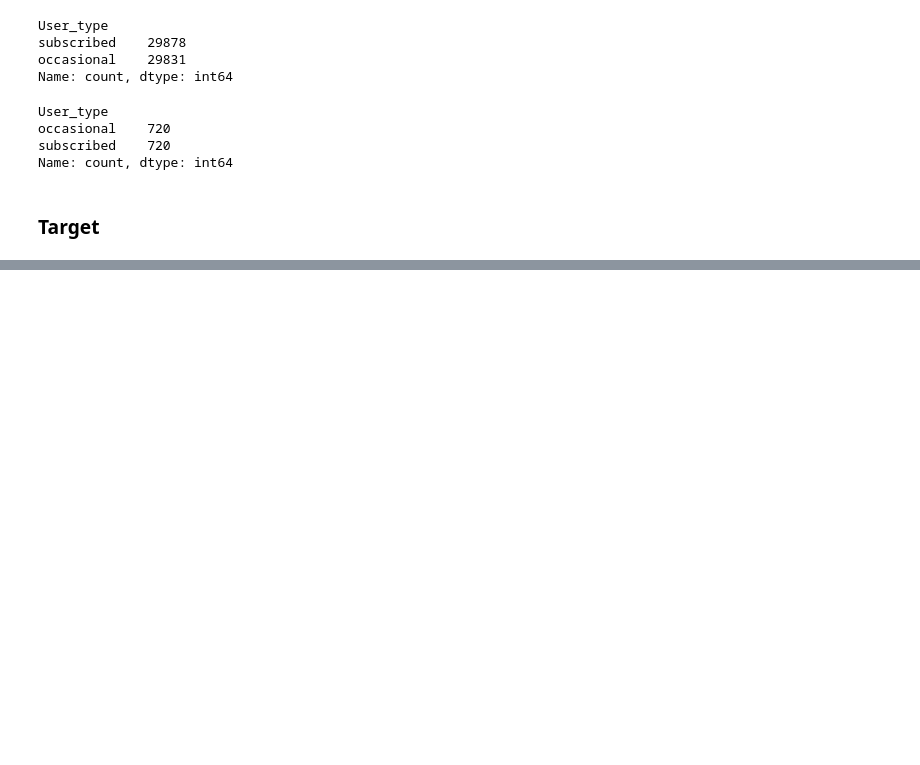
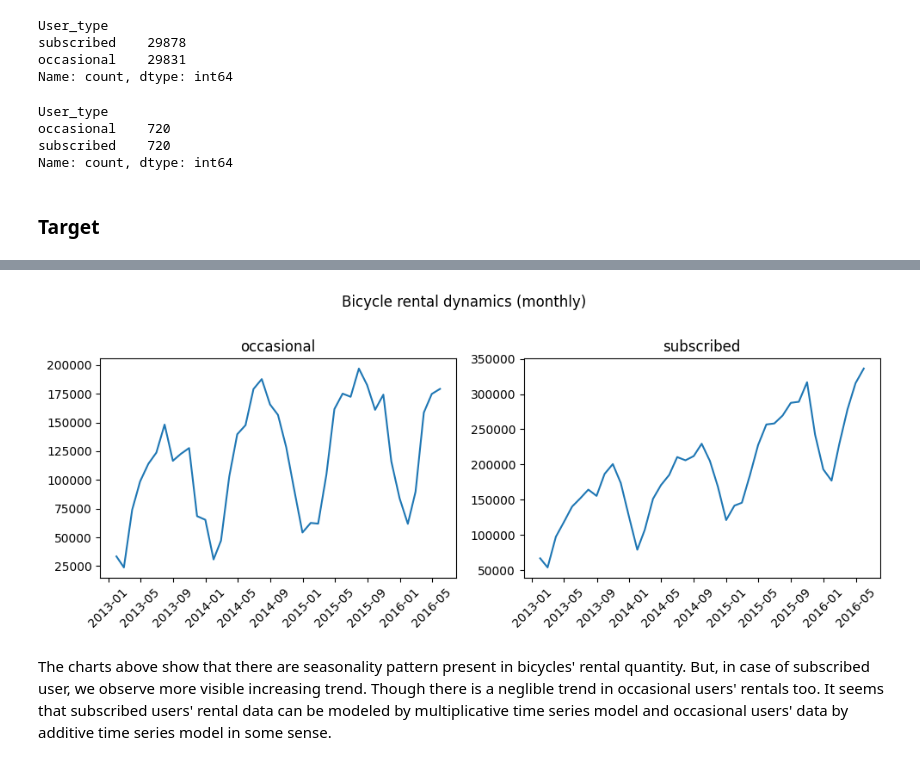
Before and after one commit to VaheC/MH_BicycleDemand_Hackathon, a Jupyter notebook: eda.ipynb, the cells around one changed output, grey strips where cells are left out. Drawn from its saved outputs; the diff is of its cells as text; code cells hidden in the pictures; blank space fills up the shorter version.

```diff
--- a/eda.ipynb
+++ b/eda.ipynb
@@ -204,0 +250,26 @@ Name: count, dtype: int64
+# %%
+plot_idx = 0
+
+plt.figure(figsize=(10, 4))
+
+for user_type in train_df['User_type'].unique():
+
+    temp_df = train_df[train_df['User_type']==user_type].set_index('Datetime').resample('ME').sum()
+    temp_df.reset_index(inplace=True)
+
+    plot_idx += 1
+
+    plt.subplot(1, 2, plot_idx)
+    plt.plot(
+        temp_df['Datetime'],
+        temp_df['Rental_Bicycles_Count']
+    )
+    plt.title(f"{user_type}")
+    plt.xticks(rotation=45)
+
+plt.suptitle('Bicycle rental dynamics (monthly)', y=1.01)
+plt.tight_layout()
+# %% [output]
+[figure, added]
+# %% [markdown]
+The charts above show that there are seasonality pattern present in bicycles' rental quantity. But, in case of subscribed user, we observe more visible increasing trend. Though there is a neglible trend in occasional users' rentals too. It seems that subscribed users' rental data can be modeled by multiplicative time series model and occasional users' data by additive time series model in some sense.
```
Also changed, not shown: parts of 2 cells of this notebook.
